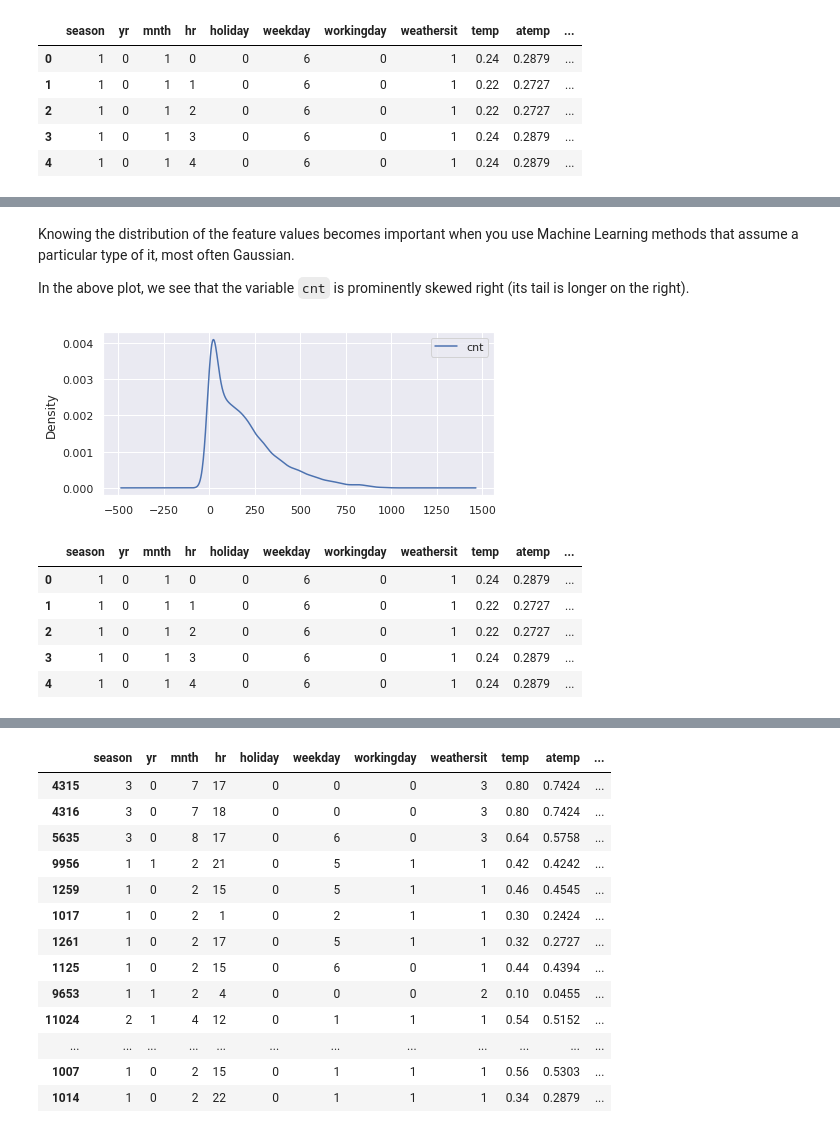
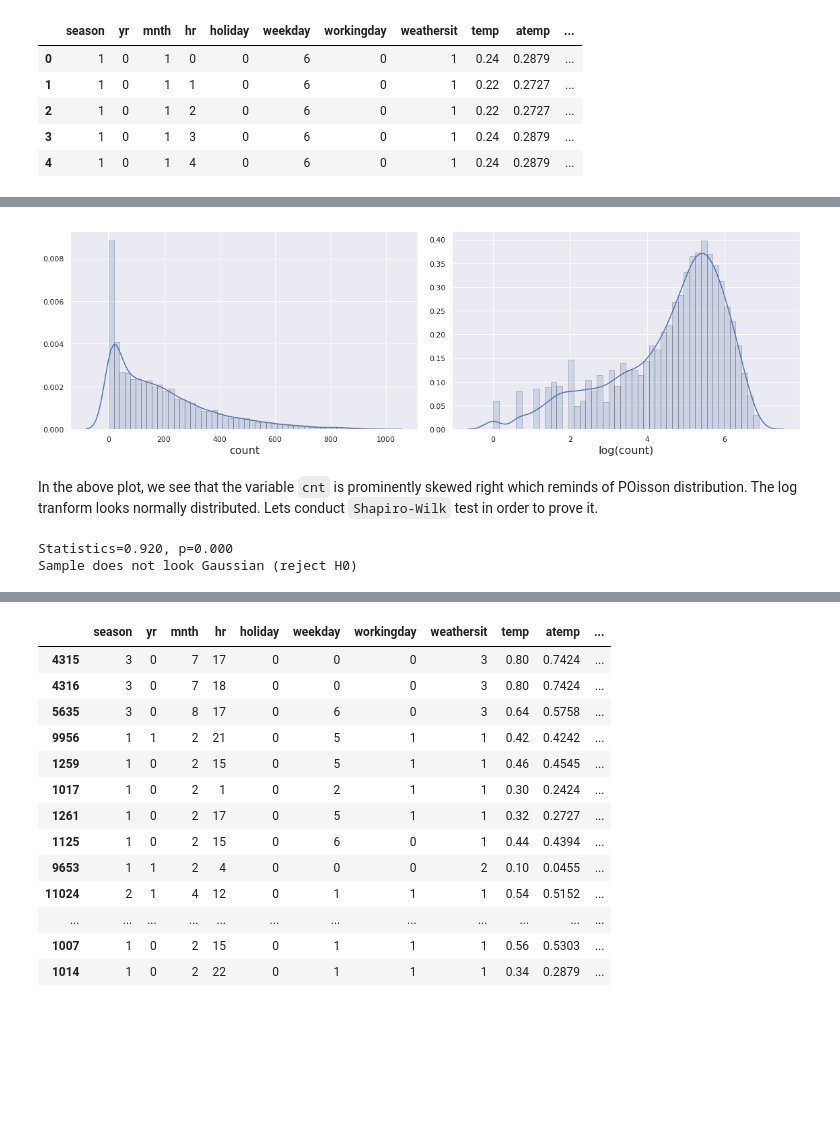
Before and after one commit to mrStasSmirnoff/Data_Science_Projects, a Jupyter notebook: Bike_Sharing/Bike_Sharing_Prediction.ipynb, the cells around one changed output, grey strips where cells are left out. Drawn from its saved outputs; the diff is of its cells as text; code cells hidden in the pictures; blank space fills up the shorter version.

```diff
--- a/Bike_Sharing/Bike_Sharing_Prediction.ipynb
+++ b/Bike_Sharing/Bike_Sharing_Prediction.ipynb
@@ -99,17 +99,29 @@ sns.set()
 plt.rcParams['figure.figsize'] = 8, 5
 plt.rcParams['image.cmap'] = 'viridis'
 
-
+from scipy import stats
 from sklearn import linear_model
 from sklearn.ensemble import RandomForestRegressor,RandomForestClassifier, AdaBoostRegressor,GradientBoostingRegressor, ExtraTreesRegressor, BaggingRegressor
 from sklearn.linear_model import LogisticRegression
-from sklearn.neighbors import KNeighborsRegressor, KNeighborsClassifier
-from sklearn.tree import DecisionTreeRegressor,DecisionTreeClassifier
-from sklearn.svm import LinearSVR
-from sklearn.model_selection import GridSearchCV, cross_val_score, StratifiedKFold, learning_curve, train_test_split
+from sklearn.model_selection import GridSearchCV, cross_val_score, KFold, StratifiedKFold, train_test_split
+from sklearn.preprocessing import RobustScaler
+from sklearn.pipeline import make_pipeline
+from sklearn.ensemble import GradientBoostingRegressor
+from sklearn.linear_model import ElasticNet, Lasso,LassoCV, Ridge
+from sklearn.tree import DecisionTreeRegressor
+import xgboost as xgb
+import lightgbm as lgb
 
+
+# Metrics
 from sklearn.metrics import r2_score, median_absolute_error, mean_absolute_error
 from sklearn.metrics import median_absolute_error, mean_squared_error, mean_squared_log_error
-from sklearn.linear_model import Lasso, LassoCV
+
+
+
+import warnings
+def ignore_warn(*args, **kwargs):
+    pass
+warnings.warn = ignore_warn #ignore annoying warning (from sklearn and seaborn)
 # %%
 df_hour = pd.read_csv('../Bike_Sharing/hour.csv')
@@ -226,18 +205,34 @@ for i, col in enumerate(X.columns):
-# %% [markdown]
-Knowing the distribution of the feature values becomes important when you use Machine Learning methods that assume a particular type of it, most often Gaussian.
-
-In the above plot, we see that the variable `cnt` is prominently skewed right (its tail is longer on the right).
-# %%
-df[features].plot(kind = 'density', subplots = True,
-                 sharex = False, figsize = (7,3));
-# %% [output]
-[figure, removed]
-# %%
-df.head(5)
-# %% [output]
-|  | season | yr | mnth | hr | holiday | weekday | workingday | weathersit | temp | atemp | ... |
-| 0 | 1 | 0 | 1 | 0 | 0 | 6 | 0 | 1 | 0.24 | 0.2879 | ... |
-| 1 | 1 | 0 | 1 | 1 | 0 | 6 | 0 | 1 | 0.22 | 0.2727 | ... |
-| 2 | 1 | 0 | 1 | 2 | 0 | 6 | 0 | 1 | 0.22 | 0.2727 | ... |
-| 3 | 1 | 0 | 1 | 3 | 0 | 6 | 0 | 1 | 0.24 | 0.2879 | ... |
-| 4 | 1 | 0 | 1 | 4 | 0 | 6 | 0 | 1 | 0.24 | 0.2879 | ... |
+# %%
+# Lets check underlying distribution of 'cnt' variable. Looks more like Poisson distribution.
+# For some ML algorithms like OLS and it is derivatives (Ridge, Lasso) we would like to have
+# normally distributed target vector (counts). Hence we would need to log transform it.
+
+# Distribution of cnt
+warnings.filterwarnings('ignore')
+hist_kws={'histtype': 'bar', 'edgecolor':'black', 'alpha': 0.2}
+
+fig,ax = plt.subplots(nrows=1, ncols=2, figsize=(16,5))
+sns.distplot(df['cnt'], ax=ax[0], hist_kws=hist_kws)
+sns.distplot(np.log(df['cnt']), ax=ax[1], hist_kws=hist_kws)
+ax[0].set_xlabel('count', fontsize=16)
+ax[1].set_xlabel('log(count)', fontsize=16)
+plt.tight_layout()
+plt.show()
+# %% [output]
+[figure, added]
+# %% [markdown]
+In the above plot, we see that the variable `cnt` is prominently skewed right which reminds of POisson distribution. The log tranform looks normally distributed. Lets conduct `Shapiro-Wilk` test in order to prove it.
+# %%
+stat, p = stats.shapiro(np.log(df['cnt']))
+print('Statistics=%.3f, p=%.3f' % (stat, p))
+
+# interpret
+alpha = 0.05
+
+if p > alpha:
+	print('Sample looks Gaussian (fail to reject H0)')
+else:
+	print('Sample does not look Gaussian (reject H0)')
+# %% [output]
+Statistics=0.920, p=0.000
+Sample does not look Gaussian (reject H0)
```
Also changed, not shown: parts of 56 cells of this notebook.
